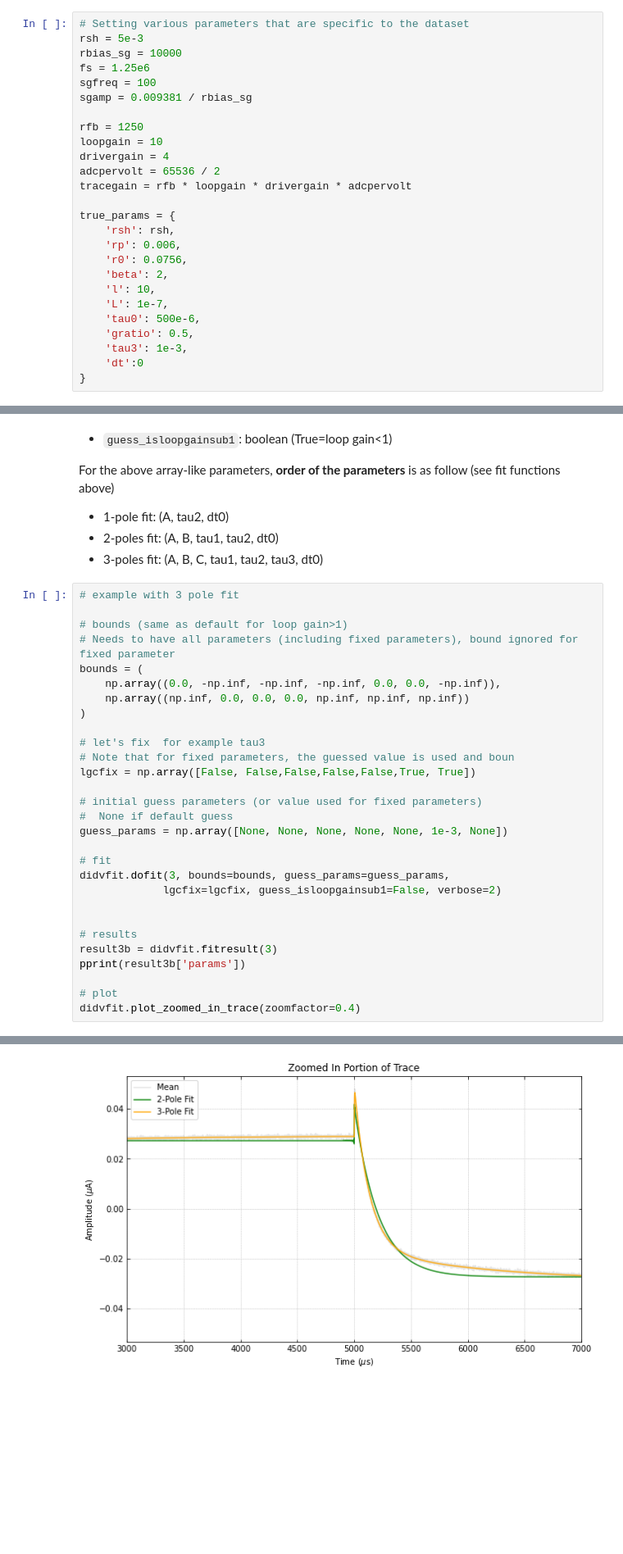
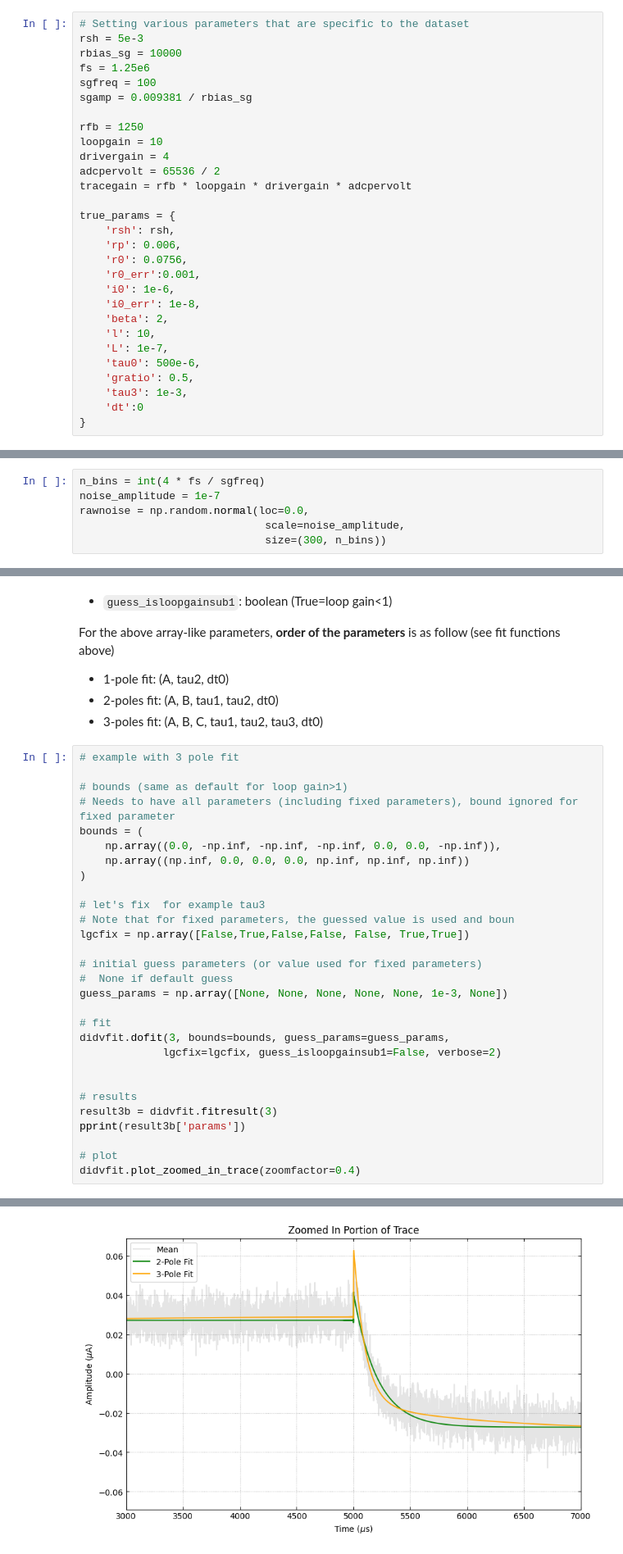
Before and after one commit to spice-herald/QETpy, a Jupyter notebook: demos/didv/test_didv.ipynb, the cells around one changed output, grey strips where cells are left out. Shown at 82% size. Cells and saved outputs as stored; diff of their text form; blank space fills up the shorter version.

```diff
--- a/demos/didv/test_didv.ipynb
+++ b/demos/didv/test_didv.ipynb
@@ -30,6 +30,9 @@ true_params = {
     'rsh': rsh,
     'rp': 0.006,
     'r0': 0.0756,
+    'r0_err':0.001,
+    'i0': 1e-6,
+    'i0_err': 1e-8,
     'beta': 2,
     'l': 10,
     'L': 1e-7,
@@ -46,3 +46,9 @@ rawnoise = qp.gen_noise(psd_test, fs=fs, ntraces=300)
+# %%
+n_bins = int(4 * fs / sgfreq)
+noise_amplitude = 1e-7
+rawnoise = np.random.normal(loc=0.0,
+                             scale=noise_amplitude,
+                             size=(300, n_bins))
 # %%
 t = np.arange(rawnoise.shape[-1]) / fs
 didv_response = qp.squarewaveresponse(
@@ -191,7 +206,7 @@ bounds = (
 
 # let's fix  for example tau3
 # Note that for fixed parameters, the guessed value is used and boun
-lgcfix = np.array([False, False,False,False,False,True, True])
+lgcfix = np.array([False,True,False,False, False, True,True])
 
 # initial guess parameters (or value used for fixed parameters)
 #  None if default guess
@@ -228,2 +243,2 @@ didvfit.plot_zoomed_in_trace(zoomfactor=0.4)
  'tau3': 0.001}
-[figure, old version]
+[figure, new version]
```
Also changed, not shown: parts of 11 cells of this notebook, 2 other files.
